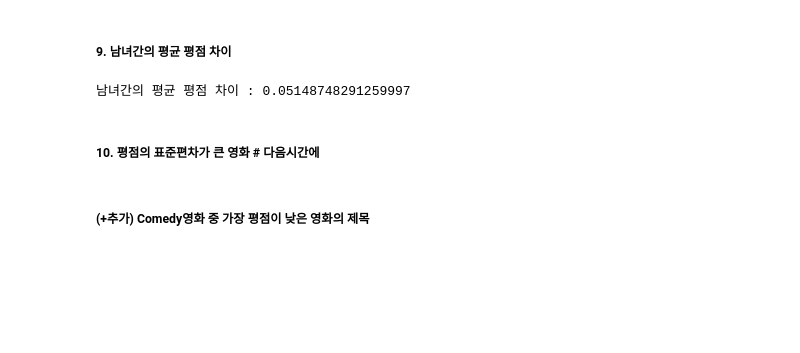
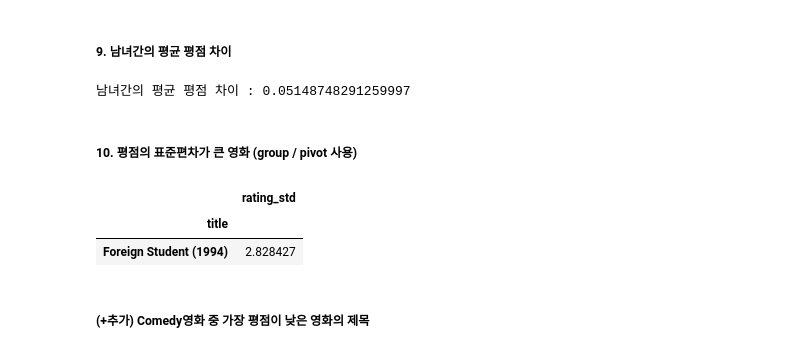
Before and after one commit to un300/Oracle, a Jupyter notebook: 03_Python/04_Numpy_Pandas/10_Numpy & Pandas 실습_(3).ipynb, the cells around one changed output. Drawn from its saved outputs; the diff is of its cells as text; code cells hidden in the pictures; blank space fills up the shorter version.

```diff
--- a/03_Python/04_Numpy_Pandas/10_Numpy & Pandas 실습_(3).ipynb
+++ b/03_Python/04_Numpy_Pandas/10_Numpy & Pandas 실습_(3).ipynb
@@ -307,7 +361,19 @@ print('남녀간의 평균 평점 차이 :', np.abs(cha_e))
 # %% [output]
 남녀간의 평균 평점 차이 : 0.05148748291259997
 # %% [markdown]
-##### 10. 평점의 표준편차가 큰 영화  # 다음시간에
+##### 10. 평점의 표준편차가 큰 영화 (group / pivot 사용)
+# %%
+rating_std = all_df[['title', 'rating']].groupby('title').agg(np.std)
+rating_std.columns = ['rating_std']
+
+sort_rating_std = rating_std[['rating_std']].sort_values(by='rating_std', ascending=False)
+
+# 표준편차가 가장 큰 영화
+sort_rating_std.iloc[[0], :]
+# %% [output]
+|  | rating_std |
+| title |  |
+| Foreign Student (1994) | 2.828427 |
 # %% [markdown]
 ##### (+추가) Comedy영화 중 가장 평점이 낮은 영화의 제목
 # %%
```
Also changed, not shown: parts of 8 cells of this notebook, 3 other files.
